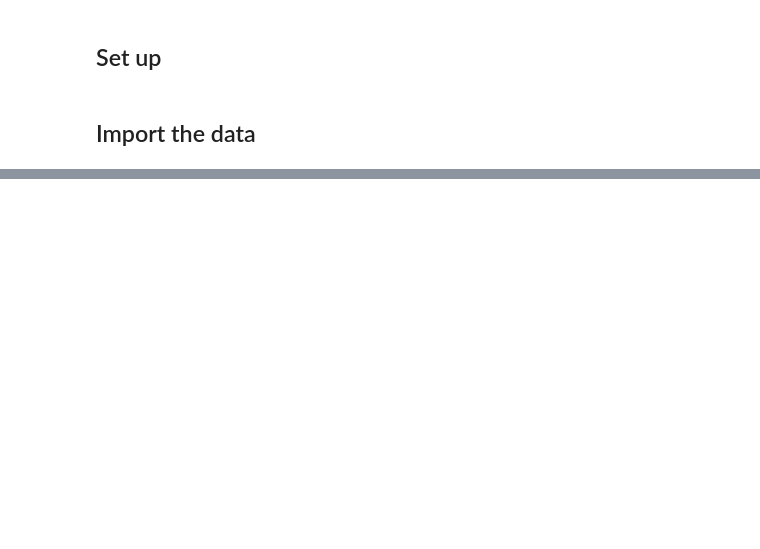
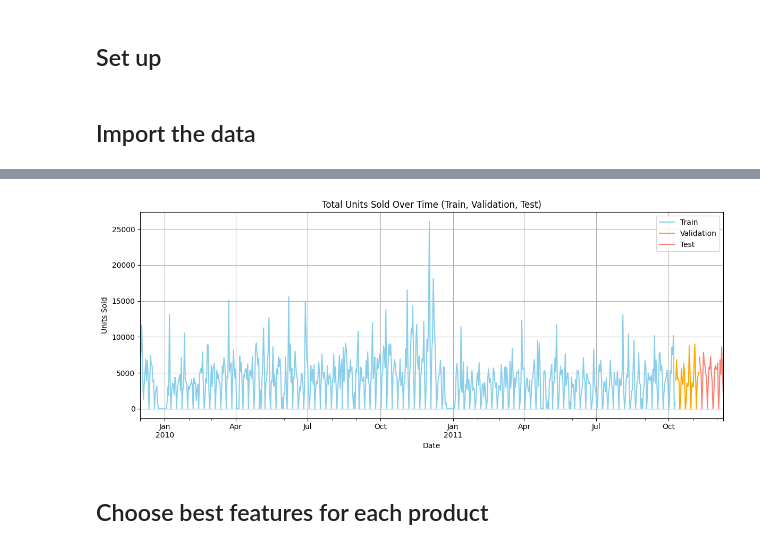
Before and after one commit to luizvalle/ieor4578_project2, a Jupyter notebook: notebooks/glm/glm.ipynb, the cells around one changed output, grey strips where cells are left out. Cells and saved outputs as stored; diff of their text form; code cells hidden in the pictures; blank space fills up the shorter version.

Commit message:
Add GLM training and evaluation

```diff
--- a/notebooks/glm/glm.ipynb
+++ b/notebooks/glm/glm.ipynb
@@ -235,17 +62,0 @@ plt.show()
-# %%
-fig, axs = plt.subplots(nrows=2, ncols=2, figsize=(10,7))
-
-fig.suptitle('Unit Sale Distribution For a Sample of Products', fontweight='bold')
-
-for ax, product in zip(axs.flatten(), products_sample.index):
-    data = train_df.query(f'Description == "{product}"').set_index('Date')['UnitsSold'].sort_index()
-    sns.histplot(data, kde=True, ax=ax)
-
-    ax.set_title(product.capitalize(), fontsize=10)
-    ax.set_xlabel('Unit sales')
-    ax.set_ylabel('Frequency')
-    ax.grid(True)
-    make_axes_human_readable(ax)
-
-plt.tight_layout()
-plt.show()
@@ -396,0 +63,3 @@ qq_plot(data)
+# %%
+features_df = pd.read_json('../../dataset/combined_retails_and_exog_data/combined_data.json')
+features_df
@@ -396,0 +194,43 @@ qq_plot(data)
+# %%
+train_sales_by_date = []
+val_sales_by_date = []
+test_sales_by_date = []
+
+for product, (X_train, y_train, X_val, y_val, X_test, y_test) in product_datasets.items():
+    # Use the indices to get corresponding dates
+    train_dates = features_df.loc[y_train.index, "Date"]
+    val_dates = features_df.loc[y_val.index, "Date"]
+    test_dates = features_df.loc[y_test.index, "Date"]
+
+    # Aggregate units sold by date
+    train_sales = y_train.groupby(train_dates).sum()
+    val_sales = y_val.groupby(val_dates).sum()
+    test_sales = y_test.groupby(test_dates).sum()
+
+    train_sales_by_date.append(train_sales)
+    val_sales_by_date.append(val_sales)
+    test_sales_by_date.append(test_sales)
+
+# Combine and sum over all products
+total_train_ts = pd.concat(train_sales_by_date, axis=1).sum(axis=1)
+total_val_ts = pd.concat(val_sales_by_date, axis=1).sum(axis=1)
+total_test_ts = pd.concat(test_sales_by_date, axis=1).sum(axis=1)
+
+# Plot
+fig, ax = plt.subplots(nrows=1, ncols=1, figsize=(12, 5))
+
+total_train_ts.sort_index().plot(ax=ax, label="Train", color="skyblue")
+total_val_ts.sort_index().plot(ax=ax, label="Validation", color="orange")
+total_test_ts.sort_index().plot(ax=ax, label="Test", color="salmon")
+
+ax.set_title("Total Units Sold Over Time (Train, Validation, Test)")
+ax.set_xlabel("Date")
+ax.set_ylabel("Units Sold")
+ax.legend()
+ax.grid(True)
+plt.tight_layout()
+plt.show()
+# %% [output]
+[figure, added]
+# %% [markdown]
+## Choose best features for each product
```
Also changed, not shown: parts of 68 cells of this notebook.
